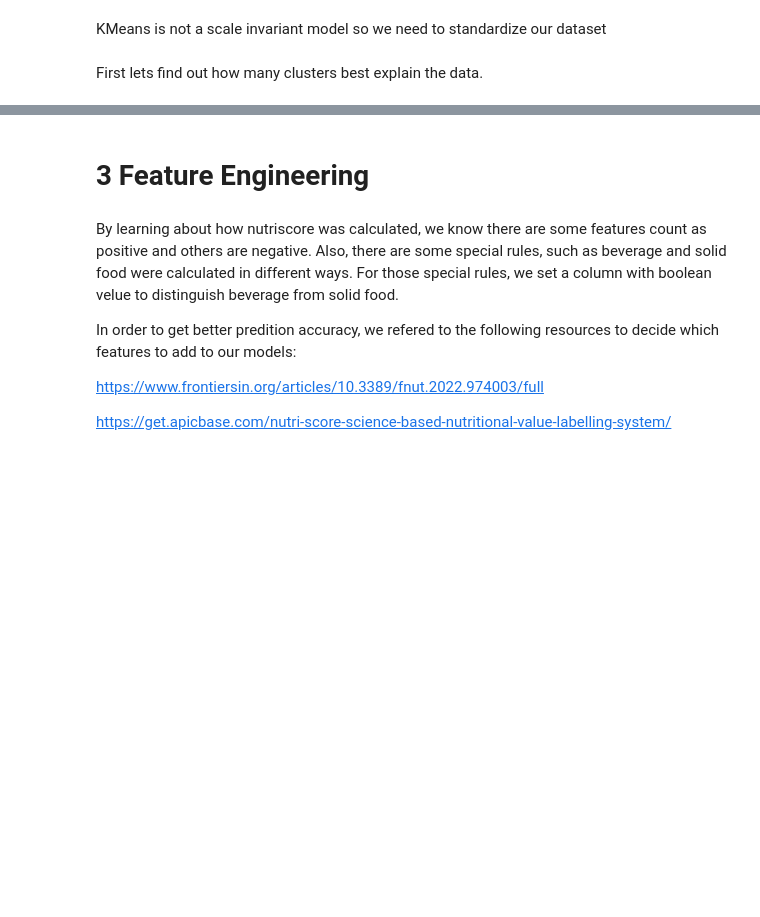
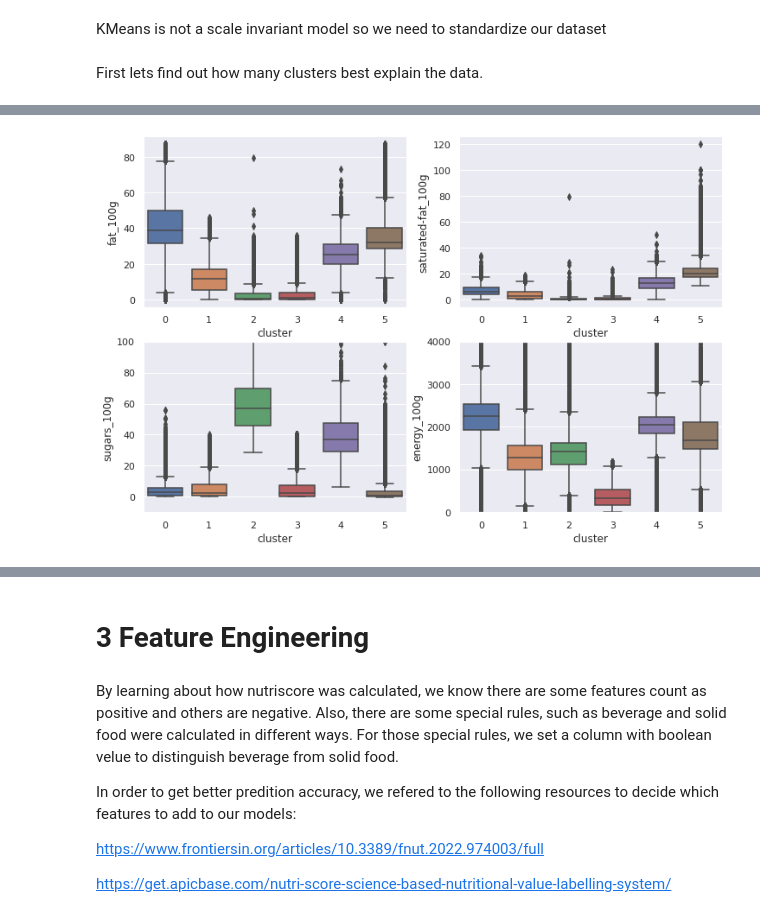
Before and after one commit to raman-bhatia/cis_5450_final_project, a Jupyter notebook: CIS5450_Project_draft_shared.ipynb, the cells around one changed output, grey strips where cells are left out. Cells and saved outputs as stored; diff of their text form; code cells hidden in the pictures; blank space fills up the shorter version.

Commit message:
Final clustering - Raman

```diff
--- a/CIS5450_Project_draft_shared.ipynb
+++ b/CIS5450_Project_draft_shared.ipynb
@@ -984,7 +983,0 @@ plt.show()
-# %%
-for i in u_labels:
-    plt.scatter(X_scaled[label == i , 0] , X_scaled[label == i , 1] , label = i)
-plt.legend()
-plt.ylim((-10,250))
-plt.xlim((-10, 200))
-plt.show()
@@ -1021,0 +1009,19 @@ Name: cluster, dtype: int64
+# %%
+import matplotlib.pyplot as plt
+fig, axes = plt.subplots(2, 2)
+index = 0
+col = ['fat_100g',
+            'saturated-fat_100g',
+            'sugars_100g',
+            'energy_100g']
+for axis in range(0,4):
+  i, j = divmod(index, 2)
+  ax = sns.boxplot(x='cluster', y=col[index], data=km_df, ax = axes[i, j])
+  if index == 3:
+    ax.set(ylim=(-10, 4000))
+  if index == 2:
+    ax.set(ylim=(-10, 100))
+  index = index+1
+plt.show()
+# %% [output]
+[figure, added]
```
Also changed, not shown: parts of 10 cells of this notebook.
